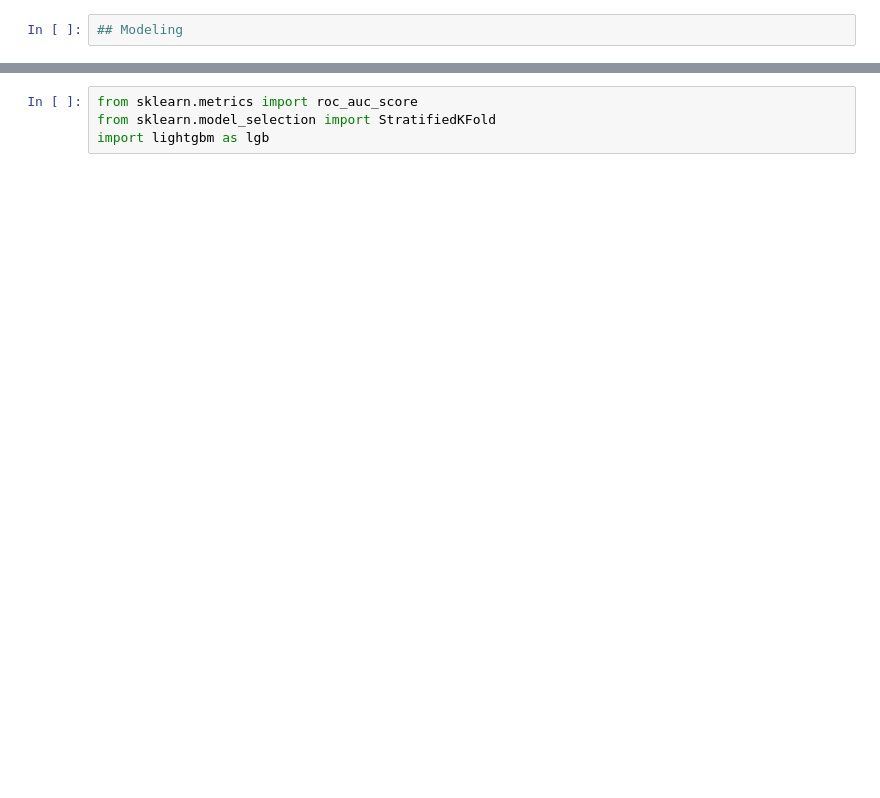
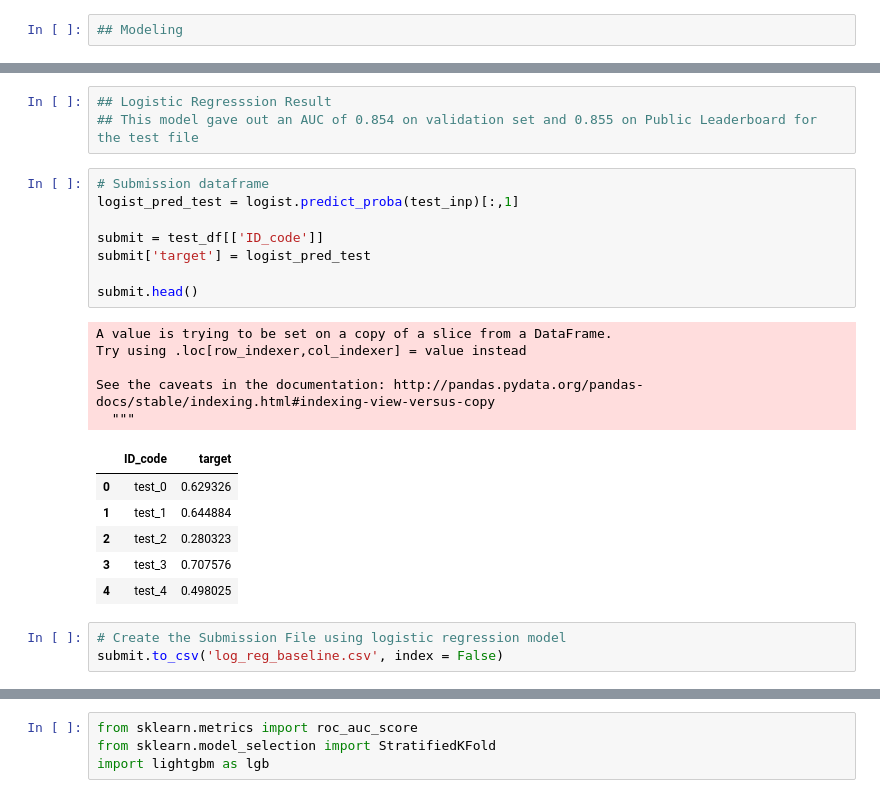
Before and after one commit to MeghaMhatre/Santander_Transaction_Prediction, a Jupyter notebook: src/transaction_prediction.ipynb, the cells around one changed output, grey strips where cells are left out. Saved outputs shown, nothing was run; the diff lists cells and outputs as text; blank space fills up the shorter version.

```diff
--- a/src/transaction_prediction.ipynb
+++ b/src/transaction_prediction.ipynb
@@ -207,0 +264,26 @@ NameError: name 'train' is not defined
+# %%
+## Logistic Regresssion Result
+## This model gave out an AUC of 0.854 on validation set and 0.855 on Public Leaderboard for the test file
+# %%
+# Submission dataframe
+logist_pred_test = logist.predict_proba(test_inp)[:,1]
+
+submit = test_df[['ID_code']]
+submit['target'] = logist_pred_test
+
+submit.head()
+# %% [output]
+A value is trying to be set on a copy of a slice from a DataFrame.
+Try using .loc[row_indexer,col_indexer] = value instead
+
+See the caveats in the documentation: http://pandas.pydata.org/pandas-docs/stable/indexing.html#indexing-view-versus-copy
+  """
+|  | ID_code | target |
+| 0 | test_0 | 0.629326 |
+| 1 | test_1 | 0.644884 |
+| 2 | test_2 | 0.280323 |
+| 3 | test_3 | 0.707576 |
+| 4 | test_4 | 0.498025 |
+# %%
+# Create the Submission File using logistic regression model
+submit.to_csv('log_reg_baseline.csv', index = False)
```
Also changed, not shown: parts of 45 cells of this notebook.
